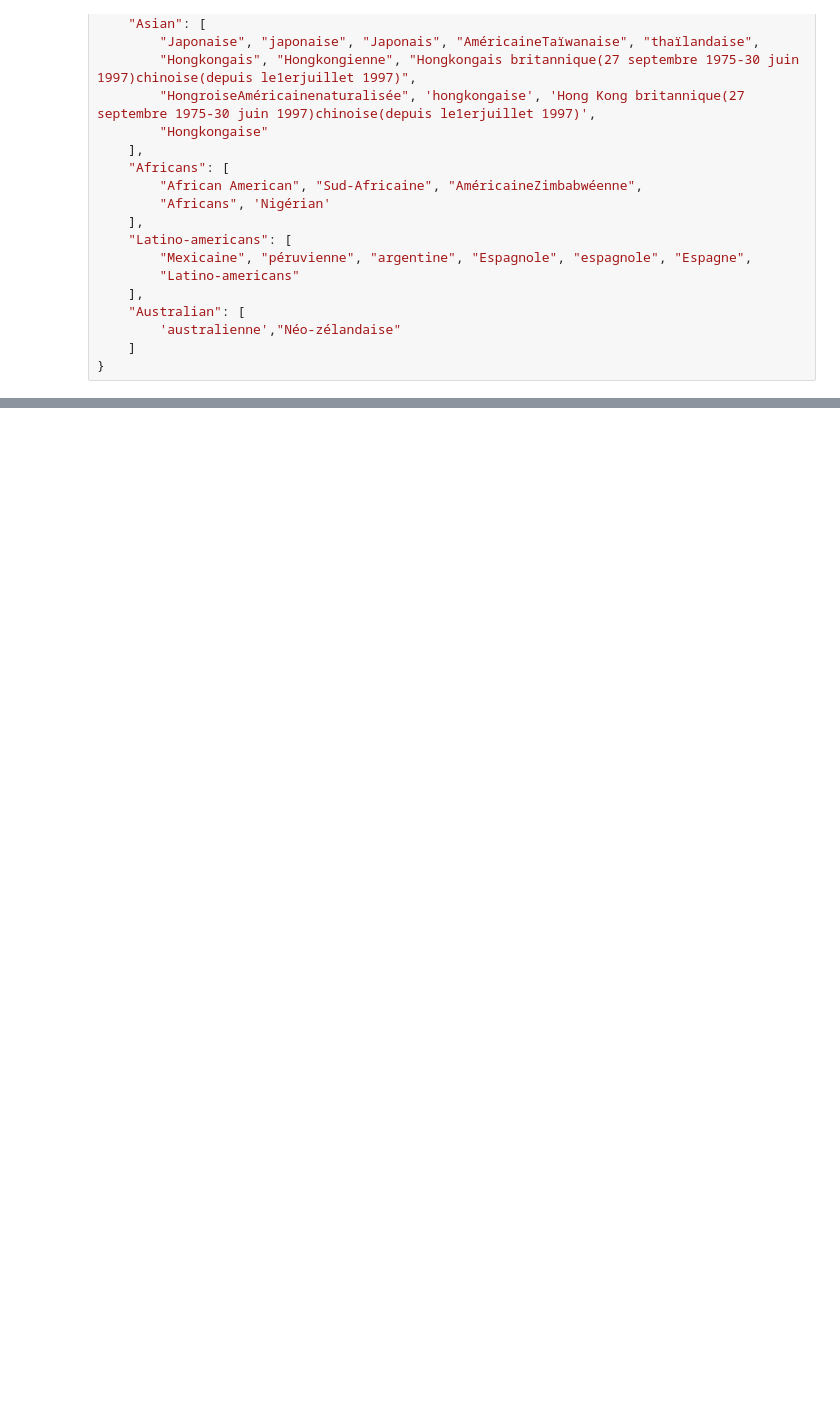
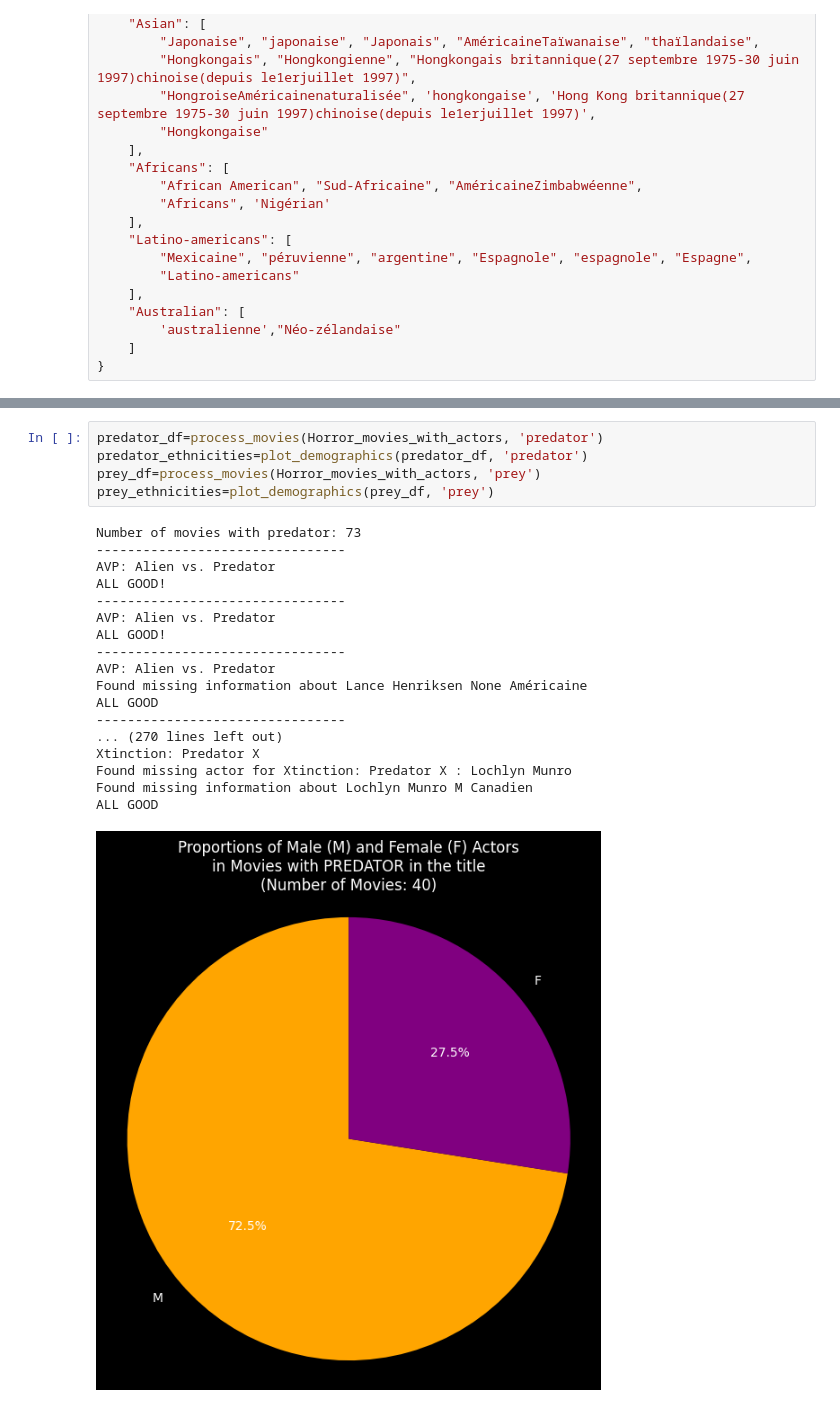
Before and after one commit to epfl-ada/ada-2024-project-abracad4bra, a Jupyter notebook: final_titles_analysis.ipynb, the cells around one changed output, grey strips where cells are left out. Drawn from its saved outputs; the diff is of its cells as text; blank space fills up the shorter version.

```diff
--- a/final_titles_analysis.ipynb
+++ b/final_titles_analysis.ipynb
@@ -759,0 +840,24 @@ alien_ethnicities=plot_demographics(zombie_df, 'alien')
+# %%
+predator_df=process_movies(Horror_movies_with_actors, 'predator')
+predator_ethnicities=plot_demographics(predator_df, 'predator')
+prey_df=process_movies(Horror_movies_with_actors, 'prey')
+prey_ethnicities=plot_demographics(prey_df, 'prey')
+# %% [output]
+Number of movies with predator: 73
+--------------------------------
+AVP: Alien vs. Predator
+ALL GOOD!
+--------------------------------
+AVP: Alien vs. Predator
+ALL GOOD!
+--------------------------------
+AVP: Alien vs. Predator
+Found missing information about Lance Henriksen None Américaine
+ALL GOOD
+--------------------------------
+... (270 lines left out)
+Xtinction: Predator X
+Found missing actor for Xtinction: Predator X : Lochlyn Munro
+Found missing information about Lochlyn Munro M Canadien
+ALL GOOD
+[figure, added]
```
Also changed, not shown: parts of 6 cells of this notebook.
